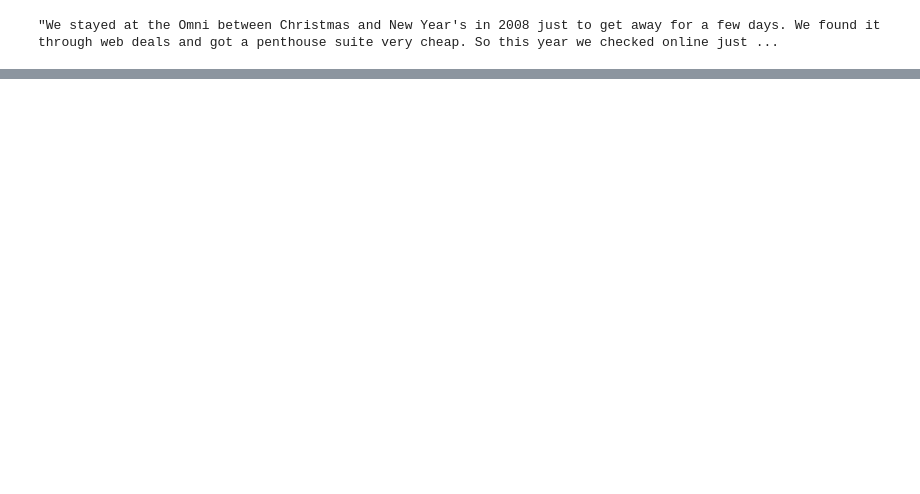
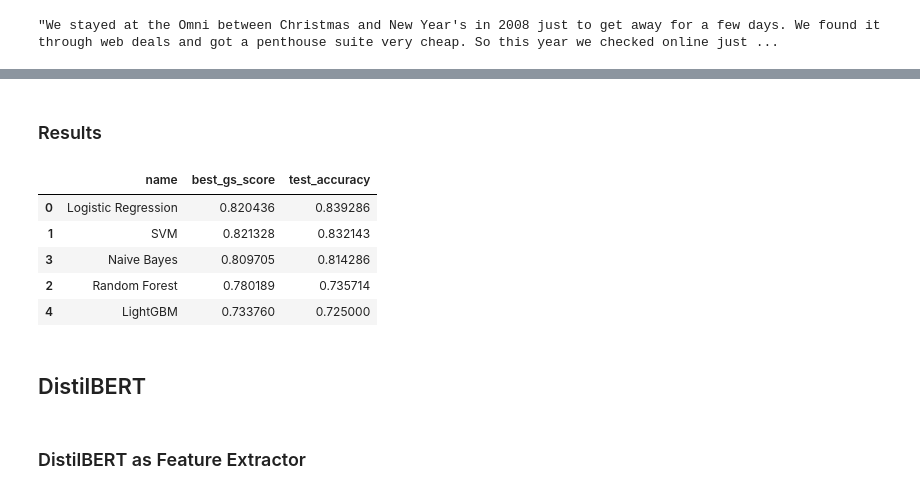
Before and after one commit to JJestel/NL, a Jupyter notebook: MP2/project.ipynb, the cells around one changed output, grey strips where cells are left out. Cells and saved outputs as stored; diff of their text form; code cells hidden in the pictures; blank space fills up the shorter version.

Commit message:
rework + distilbert

```diff
--- a/MP2/project.ipynb
+++ b/MP2/project.ipynb
@@ -495,0 +370,9 @@ Test Accuracy  : 85.00 %
+# %%
+def soft_clean_text(text):
+    text = text.lower()
+    # text = re.sub("[^a-z A-Z]+", "", text)
+    text = re.sub(r'\s+', ' ', text)
+    return text
+
+
+data['review_soft_clean'] = data["review"].apply(soft_clean_text)
@@ -495,0 +434,2 @@ Test Accuracy  : 85.00 %
+# %%
+best_model_results = []
@@ -495,0 +546,25 @@ Test Accuracy  : 85.00 %
+# %%
+param_grid_lgbm = {
+        'num_leaves': [32, 64, 128],
+        'max_depth': [3, 4, 5],
+        'n_estimators': [50, 100],
+        'learning_rate': [0.01, 0.05],
+        'min_child_samples': [10, 20],
+        'colsample_bytree': [0.5, 0.7],
+        'reg_alpha': [0, 0.1],
+        'reg_lambda': [0, 0.1]
+}
+
+lgbm = LGBMClassifier(random_state=42)
+
+grid_search_lgbm = GridSearchCV(lgbm, param_grid_lgbm, cv=5, n_jobs=-1)
+grid_search_lgbm.fit(x_train_tf, y_train)
+lgbm = grid_search_lgbm.best_estimator_
+
+print("Best hyperparameters: ", grid_search_lgbm.best_params_)
+print("Best score: ", grid_search_lgbm.best_score_)
+print("Test Accuracy  : {:.2f} %".format(accuracy_score(lgbm.predict(x_test_tf), y_test)*100))
+
+best_model_results.append({'name': 'LightGBM',
+                           'best_gs_score': grid_search_lgbm.best_score_,
+                           'test_accuracy': accuracy_score(lgbm.predict(x_test_tf), y_test)})
@@ -495,0 +639,15 @@ Test Accuracy  : 85.00 %
+# %% [markdown]
+### Results
+# %%
+pd.DataFrame(best_model_results).sort_values(by='test_accuracy', ascending=False)
+# %% [output]
+|  | name | best_gs_score | test_accuracy |
+| 0 | Logistic Regression | 0.820436 | 0.839286 |
+| 1 | SVM | 0.821328 | 0.832143 |
+| 3 | Naive Bayes | 0.809705 | 0.814286 |
+| 2 | Random Forest | 0.780189 | 0.735714 |
+| 4 | LightGBM | 0.733760 | 0.725000 |
+# %% [markdown]
+## DistilBERT
+# %% [markdown]
+### DistilBERT as Feature Extractor
```
Also changed, not shown: parts of 79 cells of this notebook.
